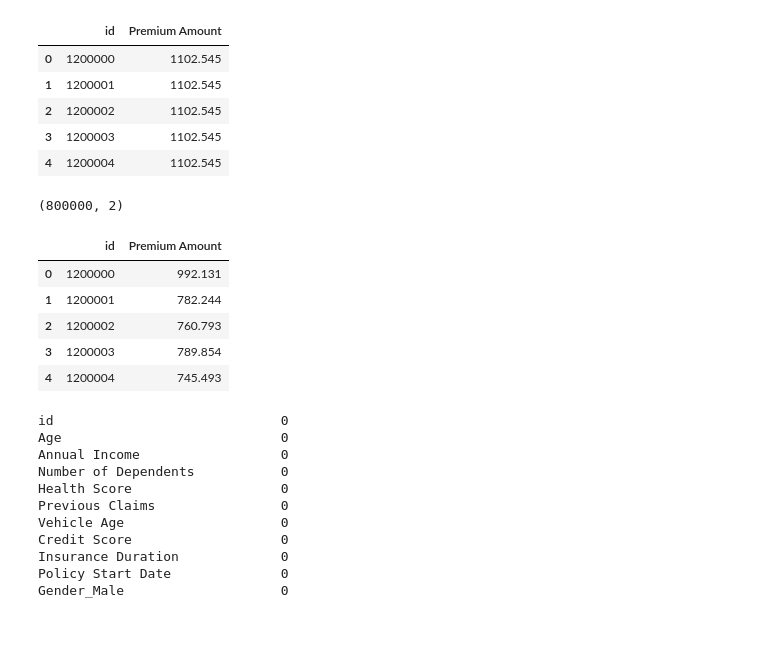
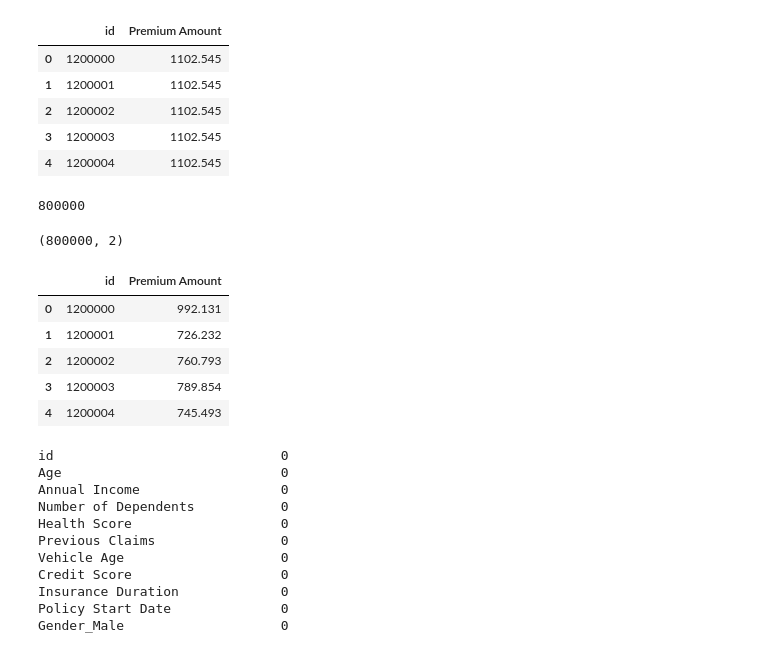
Before and after one commit to yash-meshram/Insurance-Premium, a Jupyter notebook: insurance-premium.ipynb, the cells around one changed output. Saved outputs shown, nothing was run; the diff lists cells and outputs as text; code cells hidden in the pictures.

Commit message:
Kaggle Notebook | Insurance Premium  | Version 7

```diff
--- a/insurance-premium.ipynb
+++ b/insurance-premium.ipynb
@@ -304,3 +311,16 @@ df_test[(df_test['Previous Claims'] > 2) | (df_test['Annual Income'] > 100_000)]
 82513
 # %%
 Y_pred_test = model.predict(x_df_test)
+# %%
+x2 = df2.drop(['Premium Amount'], axis = 1)
+y2 = df2['Premium Amount']
+x2_train, x2_test, y2_train, y2_test = train_test_split(x2, y2, test_size = 0.2, random_state = 1)
+model_2 = model4
+model_2.fit(x2_train, y2_train)
+y2_pred = model_2.predict(x2_test)
+
+df2_pred = pd.DataFrame([y2_pred, y2_test]).transpose()
+df2_pred = df2_pred.describe()
+df2_pred['diff'] = df2_pred[0] - df2_pred[1]
+df2_pred['0/1'] = df2_pred[0] / df2_pred[1]
+df2_pred
@@ -306,0 +345,2 @@ Y_pred_test = model.predict(x_df_test)
+# %%
+Y2_pred_test = model_2.predict(x2_df_test)
@@ -316,17 +360,29 @@ df_sub.head()
 | 4 | 1200004 | 1102.545 |
 # %%
 Y_pred_test = Y_pred_test - 219.25
+
+Y2_pred_test = Y2_pred_test - 401.5
+# %%
+x_df_test['Prediction'] = Y_pred_test
+
+x2_df_test['Prediction'] = Y2_pred_test
+
+Y_pred_test_result = pd.concat([x_df_test, x2_df_test], axis = 'rows')['Prediction'].sort_index()
+# %%
+Y_pred_test_result.size
+# %% [output]
+800000
 # %%
-df_test['Premium Amount'] = Y_pred_test.round(3)
+df_test['Premium Amount'] = Y_pred_test_result.round(3)
 df_submission = df_test[['id', 'Premium Amount']]
 
 print(df_submission.shape)
 df_submission.head()
 # %% [output]
 (800000, 2)
 |  | id | Premium Amount |
 | 0 | 1200000 | 992.131 |
-| 1 | 1200001 | 782.244 |
+| 1 | 1200001 | 726.232 |
 | 2 | 1200002 | 760.793 |
 | 3 | 1200003 | 789.854 |
 | 4 | 1200004 | 745.493 |
```
Also changed, not shown: parts of 8 cells of this notebook.
